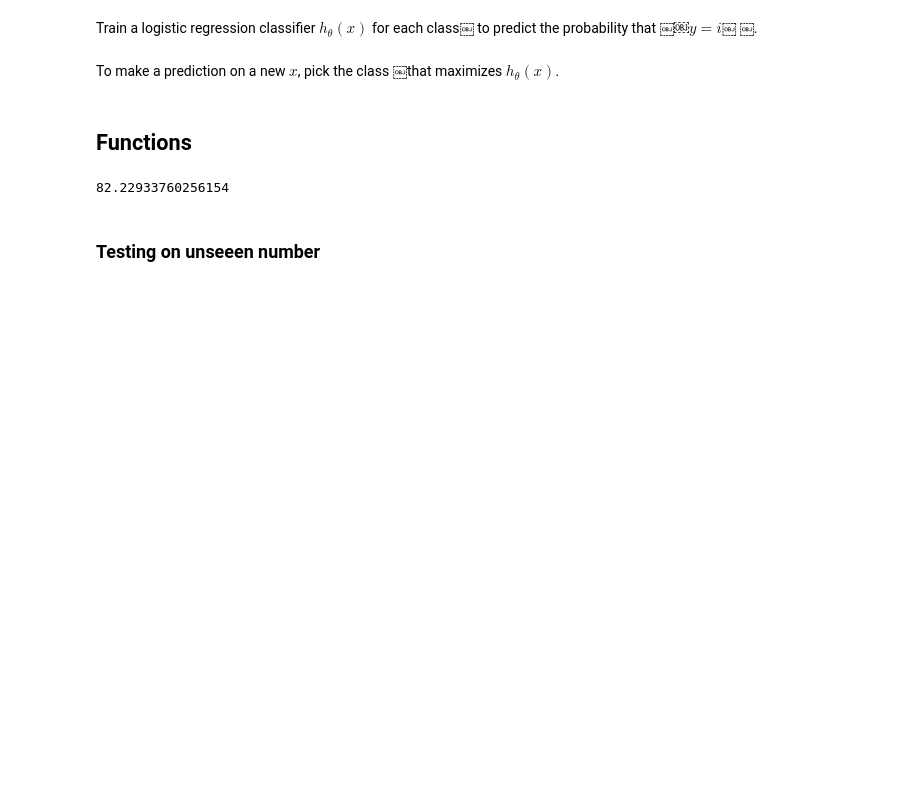
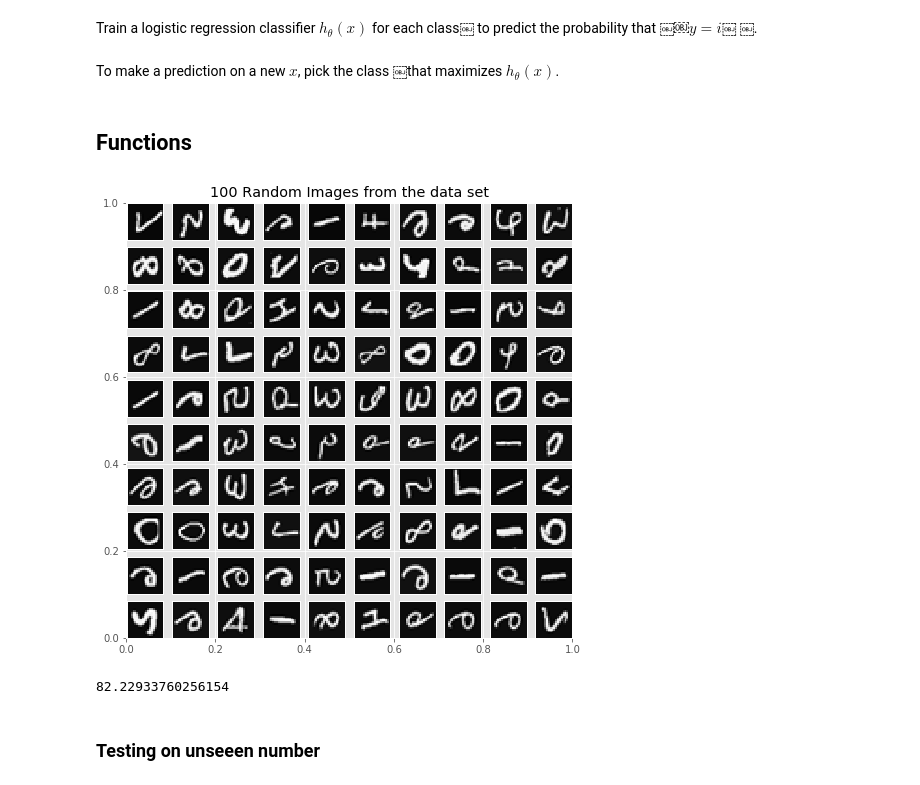
Before and after one commit to Pptr95/machine-learning-AndrewNg, a Jupyter notebook: assignment2/ex2/LogisticRegression.ipynb, the cells around one changed output. Cells and saved outputs as stored; diff of their text form; code cells hidden in the pictures; blank space fills up the shorter version.

Commit message:
run displayData

```diff
--- a/assignment2/ex2/LogisticRegression.ipynb
+++ b/assignment2/ex2/LogisticRegression.ipynb
@@ -380,6 +380,10 @@ def oneVsAll(X, y, num_labels, lamda):
 def predictOneVsAll(theta, X):
     X = np.c_[np.ones((X.shape[0], 1)), X]
     return sigmoid(X.dot(theta))
+# %%
+displayData(X)
+# %% [output]
+[figure, added]
 # %%
 all_theta = oneVsAll(X, y, 10, 0.1)
 prob = predictOneVsAll(all_theta, X)
```
